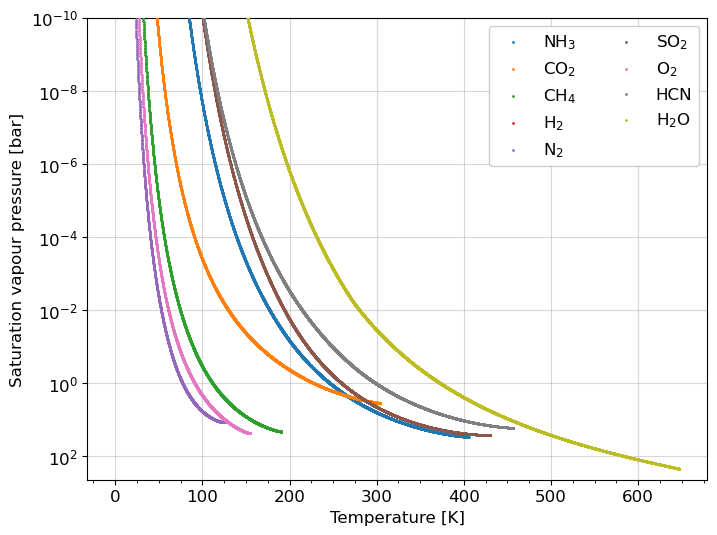
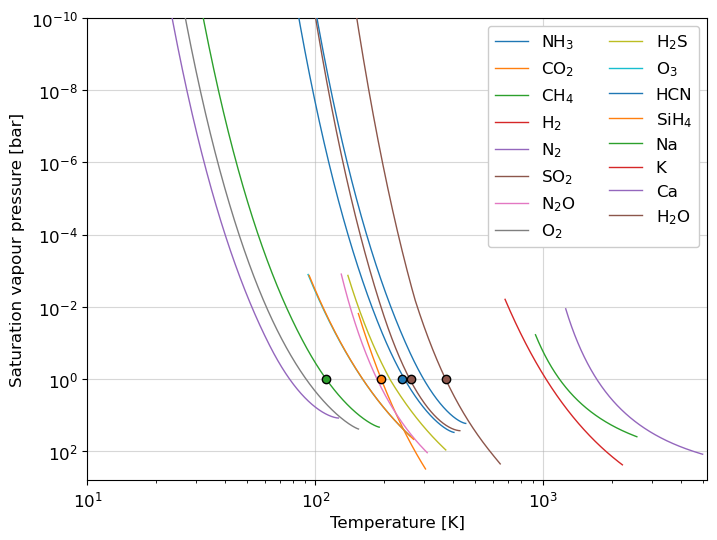
The notebook cell's code change between the first figure and the second:
--- before
+++ after
@@ -16,10 +16,17 @@
     y = (10**data[1]) * 1e-5
     ymax = max(ymax, np.amax(y))
-    ax.scatter(x, y, label=pretty_name(form), zorder=3, s=1)
+    l = ax.plot(x, y, label=pretty_name(form), zorder=3, lw=1)[0]
+
+    if form in tboil_valid:
+        tboil = tboil_valid[form]
+        ax.scatter(tboil, 1, marker='o', c=l.get_color(), zorder=4, ec='k')
+
 
 ax.set(xlabel="Temperature [K]", ylabel="Saturation vapour pressure [bar]")
 ax.legend(ncols=2, framealpha=1.0)
 
-ax.xaxis.set_minor_locator(MultipleLocator(25))
+# ax.xaxis.set_minor_locator(MultipleLocator(100))
+ax.set_xlim(left=10)
+ax.set_xscale("log")
 
 ax.grid(zorder=0, alpha=0.5)

Commit: Add more gases to Psat data. Switch to antoine where appropriate. Add validation of saturation curves. Store git hash in NetCDF. Update to latest numpy syntax. Add data for Na and K species